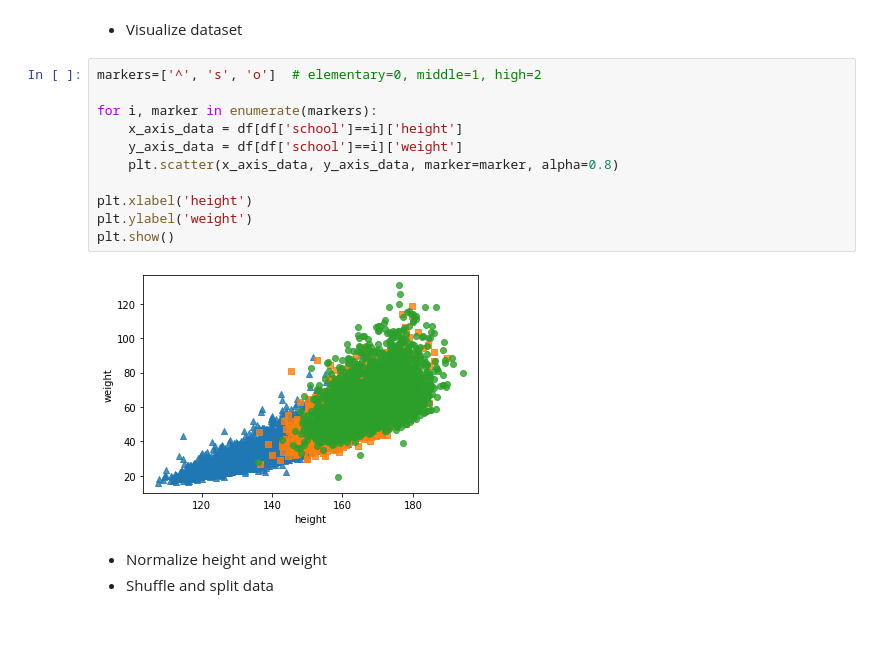
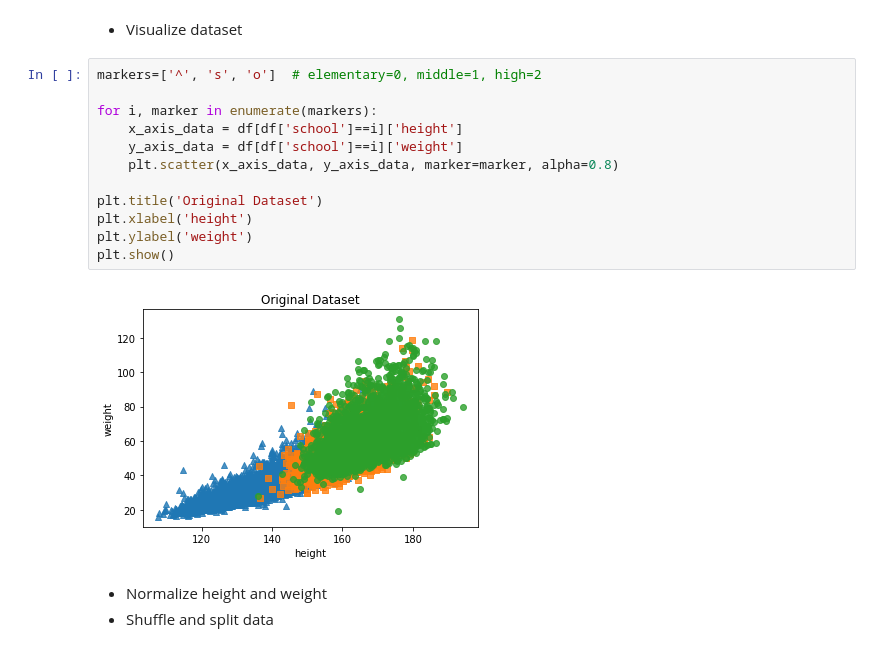
Before and after one commit to YerinS/Yerin_Portfolio, a Jupyter notebook: DL_SchoolLevelClassification.ipynb, the cells around one changed output. Drawn from its saved outputs; the diff is of its cells as text.

```diff
--- a/DL_SchoolLevelClassification.ipynb
+++ b/DL_SchoolLevelClassification.ipynb
@@ -61,16 +61,17 @@ df.head()
 # %%
 markers=['^', 's', 'o']  # elementary=0, middle=1, high=2
 
 for i, marker in enumerate(markers):
     x_axis_data = df[df['school']==i]['height']
     y_axis_data = df[df['school']==i]['weight']
     plt.scatter(x_axis_data, y_axis_data, marker=marker, alpha=0.8)
 
+plt.title('Original Dataset')
 plt.xlabel('height')
 plt.ylabel('weight')
 plt.show()
 # %% [output]
-[figure, old version]
+[figure, new version]
 # %% [markdown]
 - Normalize height and weight
 - Shuffle and split data
```
Also changed, not shown: parts of 3 cells of this notebook.
